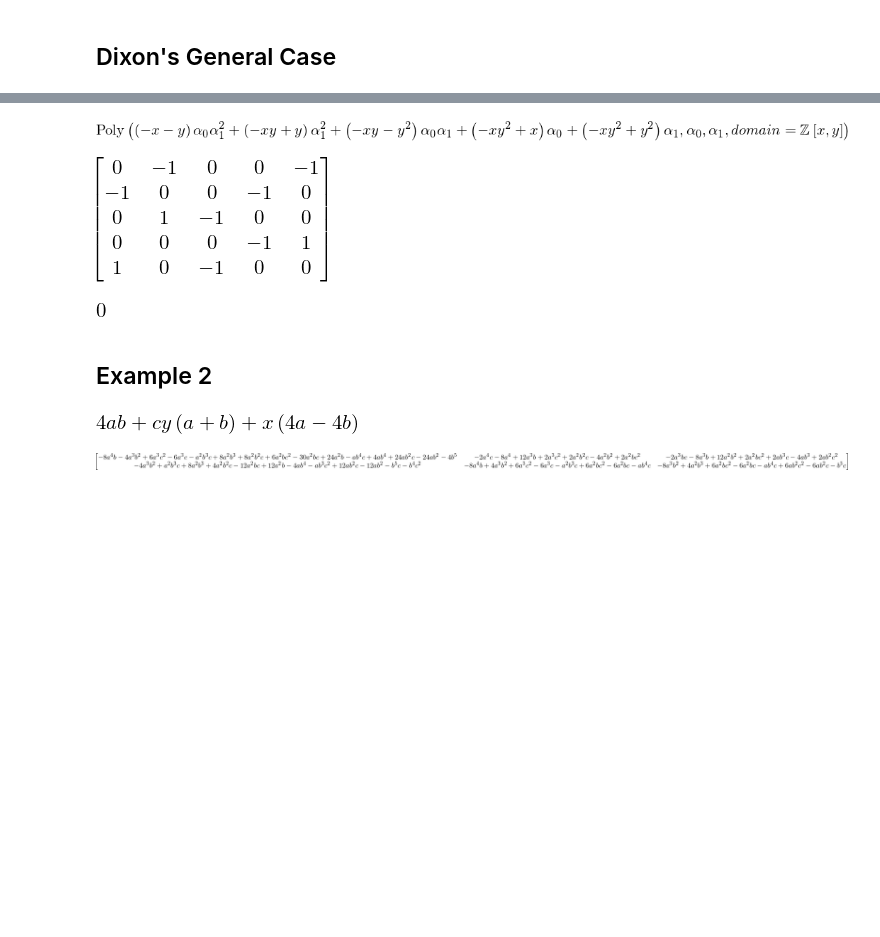
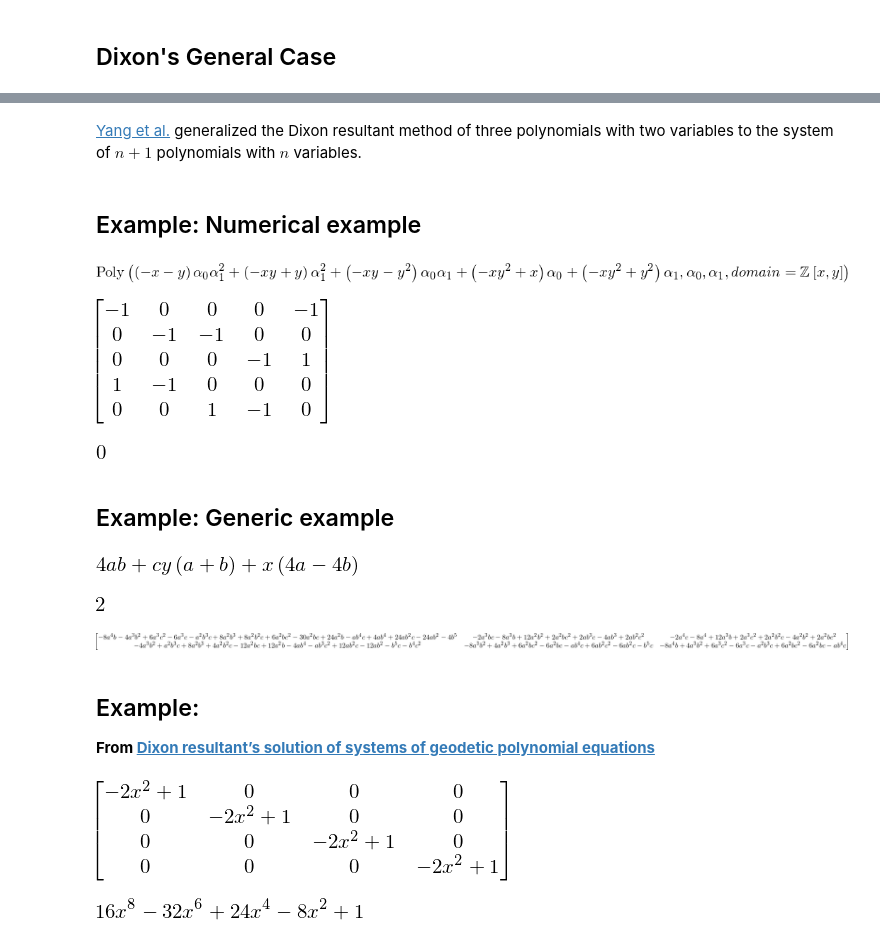
Before and after one commit to Nikoleta-v3/resultant-theory, a Jupyter notebook: notebooks/Bezout and Dixon.ipynb, the cells around one changed output, grey strips where cells are left out. Saved outputs shown, nothing was run; the diff lists cells and outputs as text; code cells hidden in the pictures; blank space fills up the shorter version.

Commit message:
finish off Dixon's

```diff
--- a/notebooks/Bezout and Dixon.ipynb
+++ b/notebooks/Bezout and Dixon.ipynb
@@ -236,26 +179,31 @@ Numerical Example 1
+# %% [markdown]
+[Yang et al.](https://rd.springer.com/chapter/10.1007/3-540-63104-6_11) generalized the Dixon resultant method of three polynomials with two variables to the system of $n+1$ polynomials with $n$ variables.
+# %% [markdown]
+Example: Numerical example
+--------------------
 # %%
 p = sym.lambdify((x, y), x + y)
 q = sym.lambdify((x, y), x ** 2 + y **3)
 h = sym.lambdify((x, y), x ** 2 + y)
 # %%
-dixon = dixon.DixonResultant([p, q, h], (x, y))
+d = dixon.DixonResultant([p, q, h], (x, y))
 # %%
-poly = dixon.get_dixon_polynomial()
+poly = d.get_dixon_polynomial()
 poly
 # %% [output]
 [figure]
 # %%
-matrix = dixon.get_dixon_matrix(polynomial=poly)
+matrix = d.get_dixon_matrix(polynomial=poly)
 matrix
 # %% [output]
-[figure, old version]
+[figure, new version]
 # %%
 matrix.det()
 # %% [output]
 [figure]
-# %% [markdown]
-Example 2
----------
+# %% [markdown]
+Example: Generic example
+---------
 # %%
 a, b, c = sym.symbols('a, b, c')
 # %%
@@ -276,3 +224,6 @@ coeff = D.get_coeff_of_alpha(poly)
 # %%
 size = len(poly.monoms())
+size
+# %% [output]
+[figure, added]
 # %%
@@ -280,3 +231,7 @@ matrix = example_two.dixon_matrix(coeff, size)
 matrix
 # %% [output]
 [figure]
+# %% [markdown]
+Example:
+--------------------------------------------------------------------------------------------------
+**From [Dixon resultant’s solution of systems of geodetic polynomial equations](https://rd.springer.com/content/pdf/10.1007%2Fs00190-007-0199-0.pdf)**
@@ -282,0 +248,9 @@ matrix
+# %%
+matrix = d.get_dixon_matrix(poly)
+matrix
+# %% [output]
+[figure, added]
+# %%
+matrix.det()
+# %% [output]
+[figure, added]
```
Also changed, not shown: parts of 56 cells of this notebook, 3 other files.
